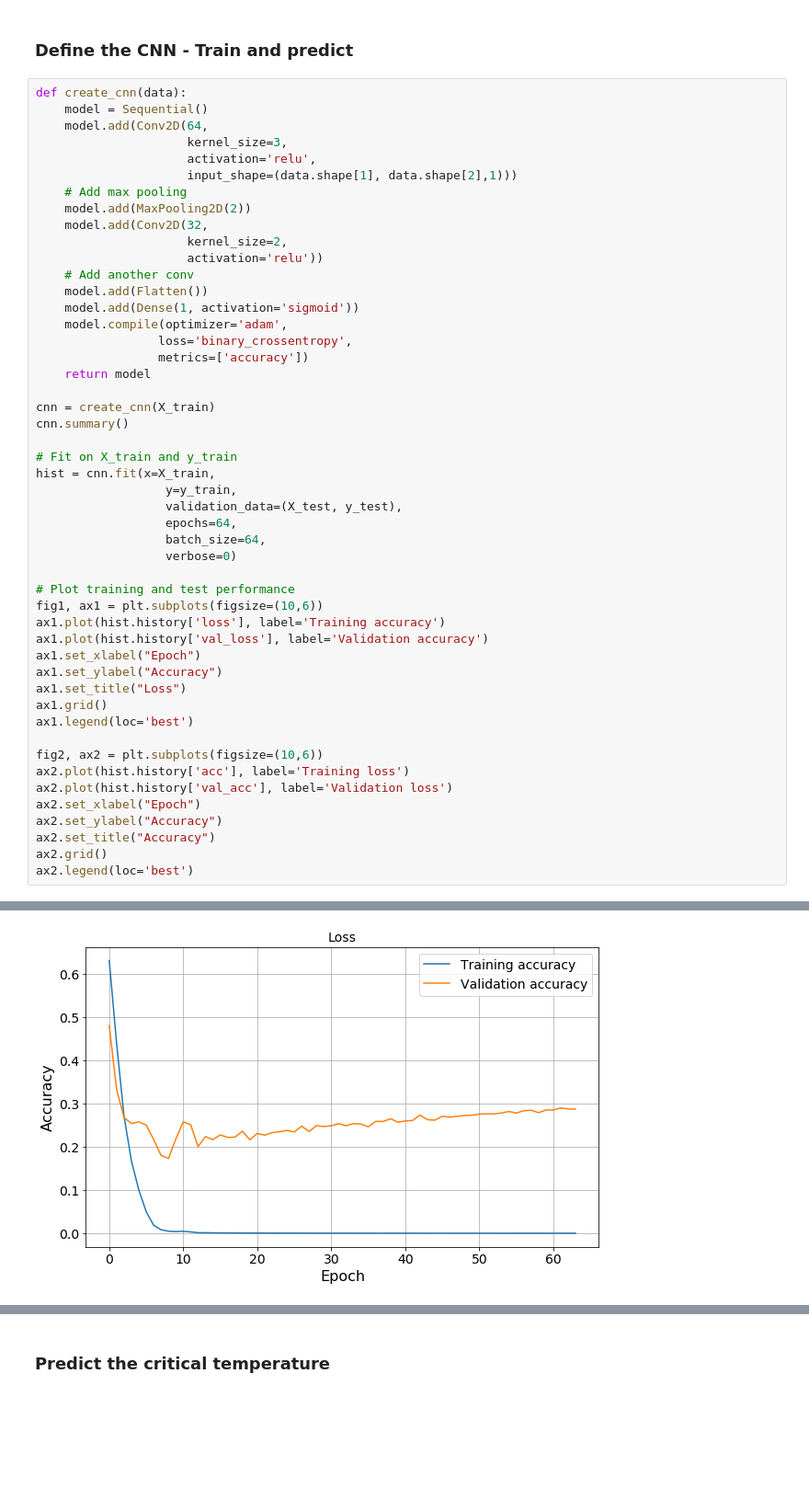
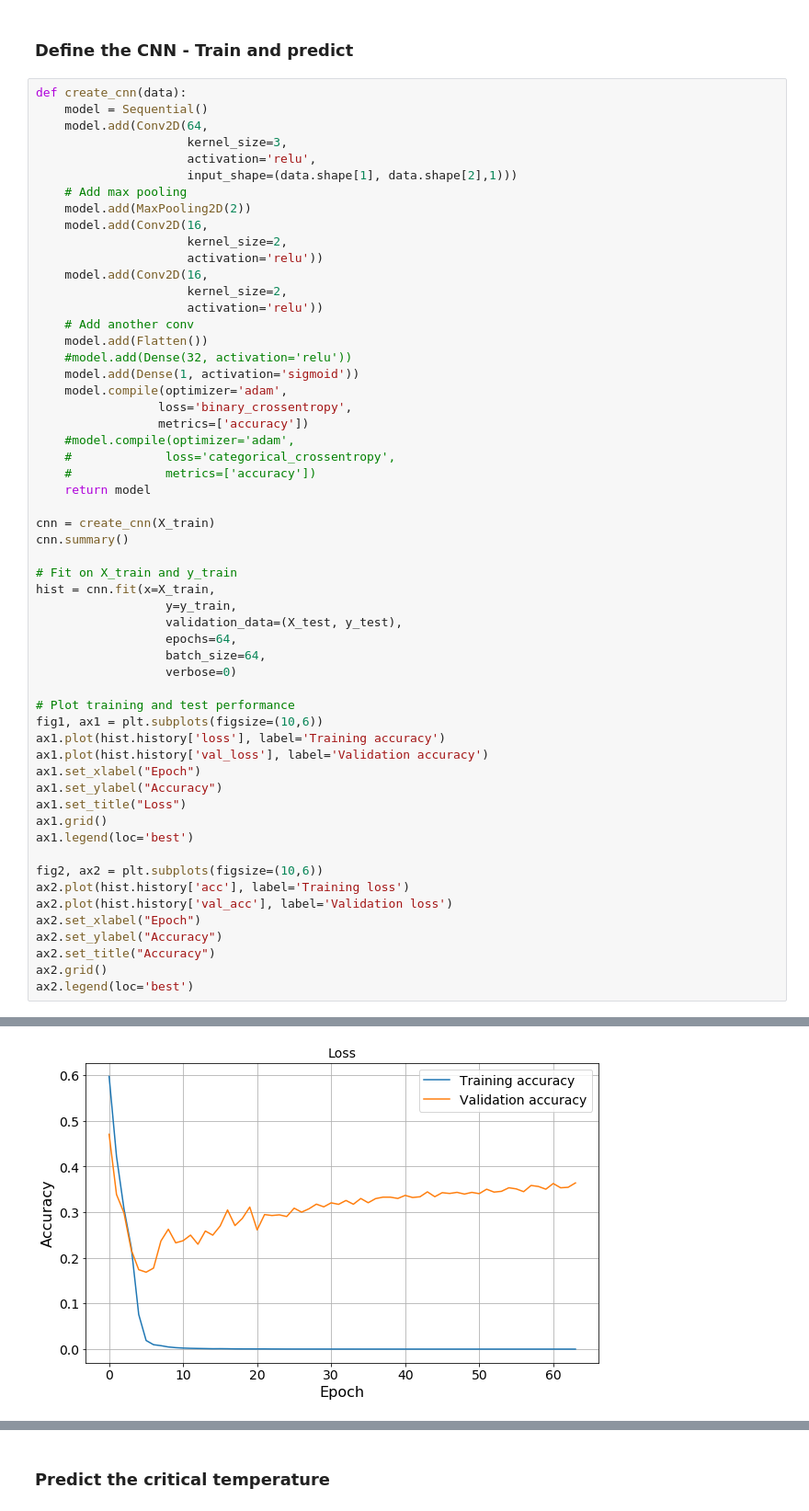
Before and after one commit to elindgren/lfd_project, a Jupyter notebook: Project 2/(Basic) Task 2 & 3 - DNN and CNN.ipynb, the cells around one changed output, grey strips where cells are left out. Shown at 92% size. Cells and saved outputs as stored; diff of their text form; blank space fills up the shorter version.

Commit message:
Optimize CNN and DNN a bit more

```diff
--- a/Project 2/(Basic) Task 2 & 3 - DNN and CNN.ipynb
+++ b/Project 2/(Basic) Task 2 & 3 - DNN and CNN.ipynb
@@ -303,15 +303,22 @@ def create_cnn(data):
                      input_shape=(data.shape[1], data.shape[2],1)))
     # Add max pooling
     model.add(MaxPooling2D(2))
-    model.add(Conv2D(32,
+    model.add(Conv2D(16,
+                     kernel_size=2,
+                     activation='relu'))
+    model.add(Conv2D(16,
                      kernel_size=2,
                      activation='relu'))
     # Add another conv
     model.add(Flatten())
+    #model.add(Dense(32, activation='relu'))
     model.add(Dense(1, activation='sigmoid'))
     model.compile(optimizer='adam',
                  loss='binary_crossentropy',
                  metrics=['accuracy'])
+    #model.compile(optimizer='adam',
+    #             loss='categorical_crossentropy',
+    #             metrics=['accuracy'])
     return model
 
 cnn = create_cnn(X_train)
@@ -362,4 +371,4 @@ Trainable params: 9,153
 Non-trainable params: 0
 _________________________________________________________________
 <matplotlib.legend.Legend at 0x...>
-[figure, old version]
+[figure, new version]
```
Also changed, not shown: parts of 4 cells of this notebook, 1 other file.
